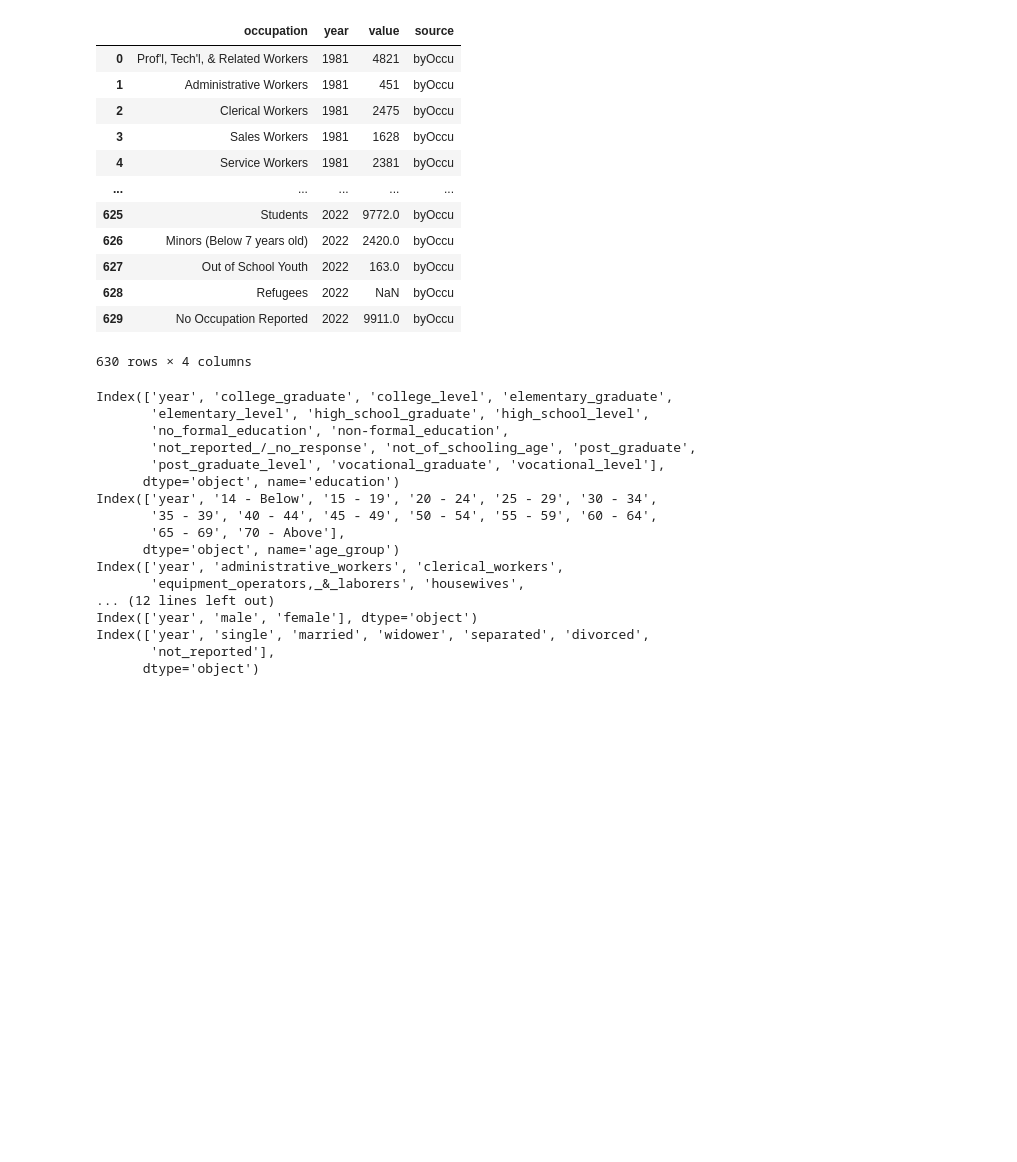
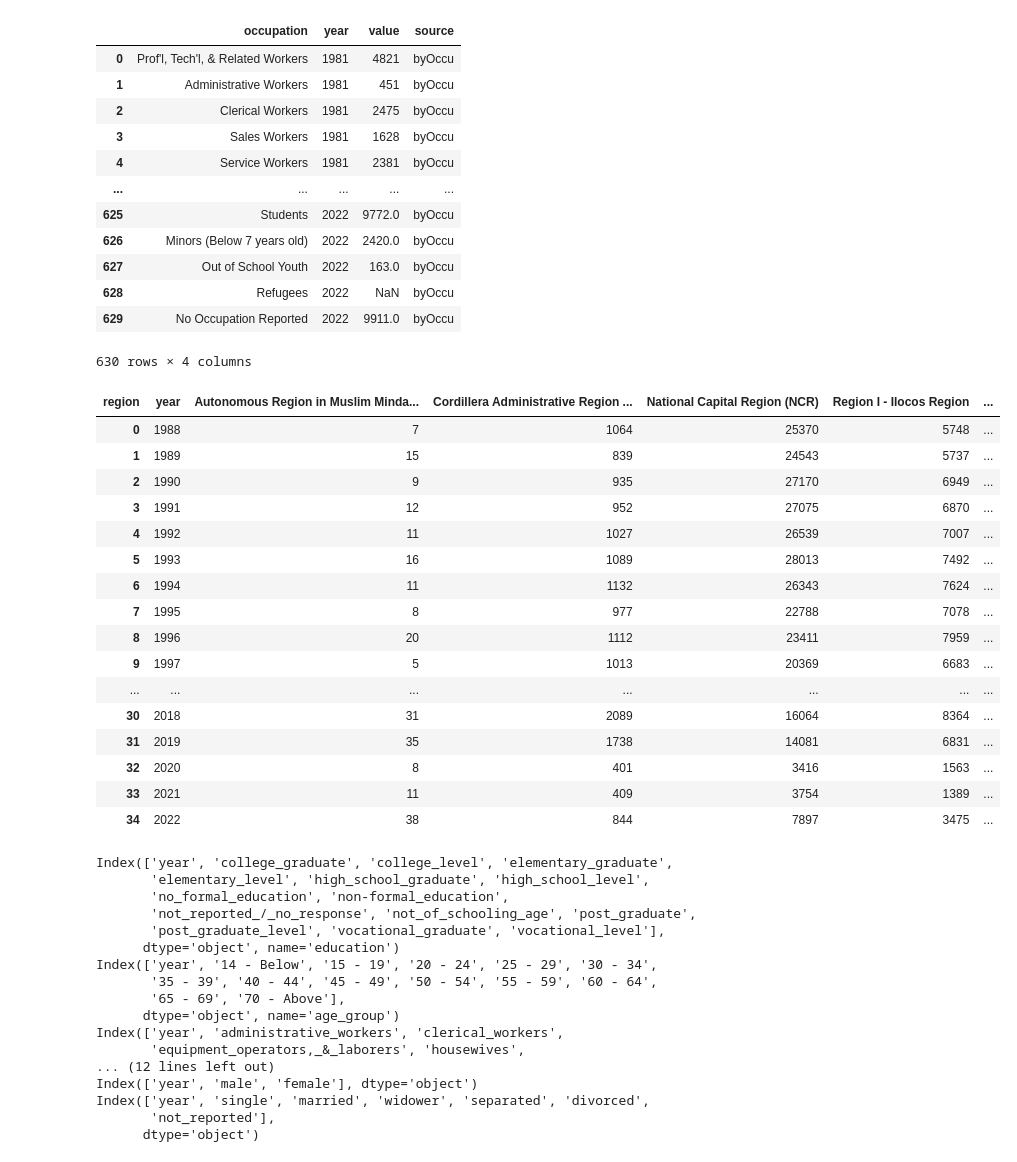
Before and after one commit to shawnflorida/Filipino.Migrants.Analytics_DATA101M, a Jupyter notebook: parsers/ewan.ipynb, the cells around one changed output. Drawn from its saved outputs; the diff is of its cells as text; code cells hidden in the pictures; blank space fills up the shorter version.

```diff
--- a/parsers/ewan.ipynb
+++ b/parsers/ewan.ipynb
@@ -81,6 +81,10 @@ countries_long["source"] = "all_countries"
 age_long["source"] = "byAge"
 educ_long["source"] = "byEduc"
 occu_long["source"] = "byOccu"
+
+df_region = xls.parse("REGION").drop(columns=["Unnamed: 1"], errors="ignore")
+regions_long = melt_sheet(df_region, "REGION", "value", "region")
+regions_long["source"] = "byRegion"
 # %%
 age_long
 # %% [output]
@@ -134,6 +138,7 @@ countries_long['value'] = countries_long['value'].fillna(0)
 age_long['value'] = age_long['value'].fillna(0)
 educ_long['value'] = educ_long['value'].fillna(0)
 occu_long['value'] = occu_long['value'].fillna(0)
+regions_long['value'] = regions_long['value'].fillna(0)
 # %%
 educ_pivot = educ_long.pivot_table(index='year', columns='education', values='value', aggfunc='sum').reset_index()
 age_pivot = age_long.pivot_table(index='year', columns='age_group', values='value', aggfunc='sum').reset_index()
@@ -141,6 +146,27 @@ occu_pivot = occu_long.pivot_table(index='year', columns='occupation', values='v
 countries_pivot = countries_long.pivot_table(index='year', columns='country', values='value', aggfunc='sum').reset_index()
 sex_pivot = xls.parse("bySex")
 civ_pivot = xls.parse("byCivStat")
+regions_pivot = regions_long.pivot_table(index='year', columns='region', values='value', aggfunc='sum').reset_index()
+# %%
+regions_pivot
+# %% [output]
+| region | year | Autonomous Region in Muslim Minda... | Cordillera Administrative Region ... | National Capital Region (NCR) | Region I - Ilocos Region | ... |
+| 0 | 1988 | 7 | 1064 | 25370 | 5748 | ... |
+| 1 | 1989 | 15 | 839 | 24543 | 5737 | ... |
+| 2 | 1990 | 9 | 935 | 27170 | 6949 | ... |
+| 3 | 1991 | 12 | 952 | 27075 | 6870 | ... |
+| 4 | 1992 | 11 | 1027 | 26539 | 7007 | ... |
+| 5 | 1993 | 16 | 1089 | 28013 | 7492 | ... |
+| 6 | 1994 | 11 | 1132 | 26343 | 7624 | ... |
+| 7 | 1995 | 8 | 977 | 22788 | 7078 | ... |
+| 8 | 1996 | 20 | 1112 | 23411 | 7959 | ... |
+| 9 | 1997 | 5 | 1013 | 20369 | 6683 | ... |
+| ... | ... | ... | ... | ... | ... | ... |
+| 30 | 2018 | 31 | 2089 | 16064 | 8364 | ... |
+| 31 | 2019 | 35 | 1738 | 14081 | 6831 | ... |
+| 32 | 2020 | 8 | 401 | 3416 | 1563 | ... |
+| 33 | 2021 | 11 | 409 | 3754 | 1389 | ... |
+| 34 | 2022 | 38 | 844 | 7897 | 3475 | ... |
 # %%
 import pandas as pd
 
```
Also changed, not shown: parts of 5 cells of this notebook, 20 other files.
